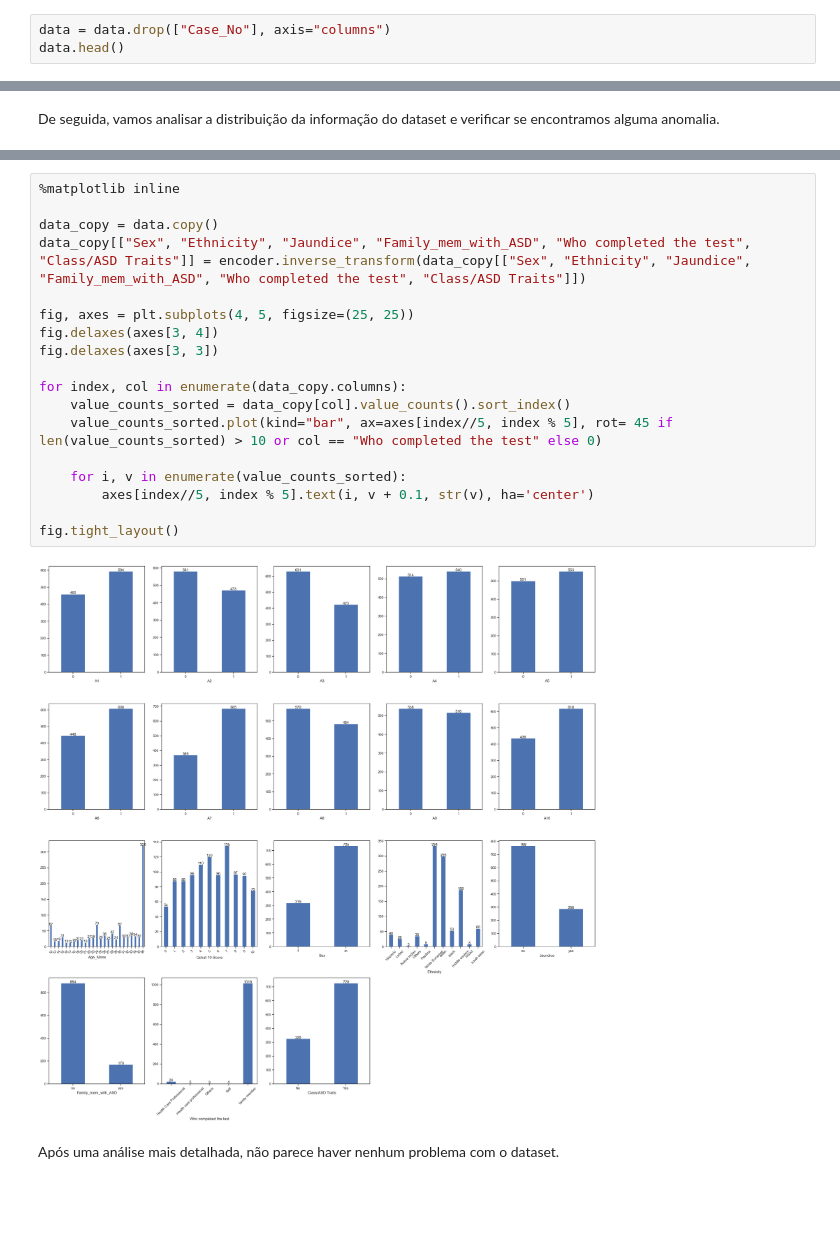
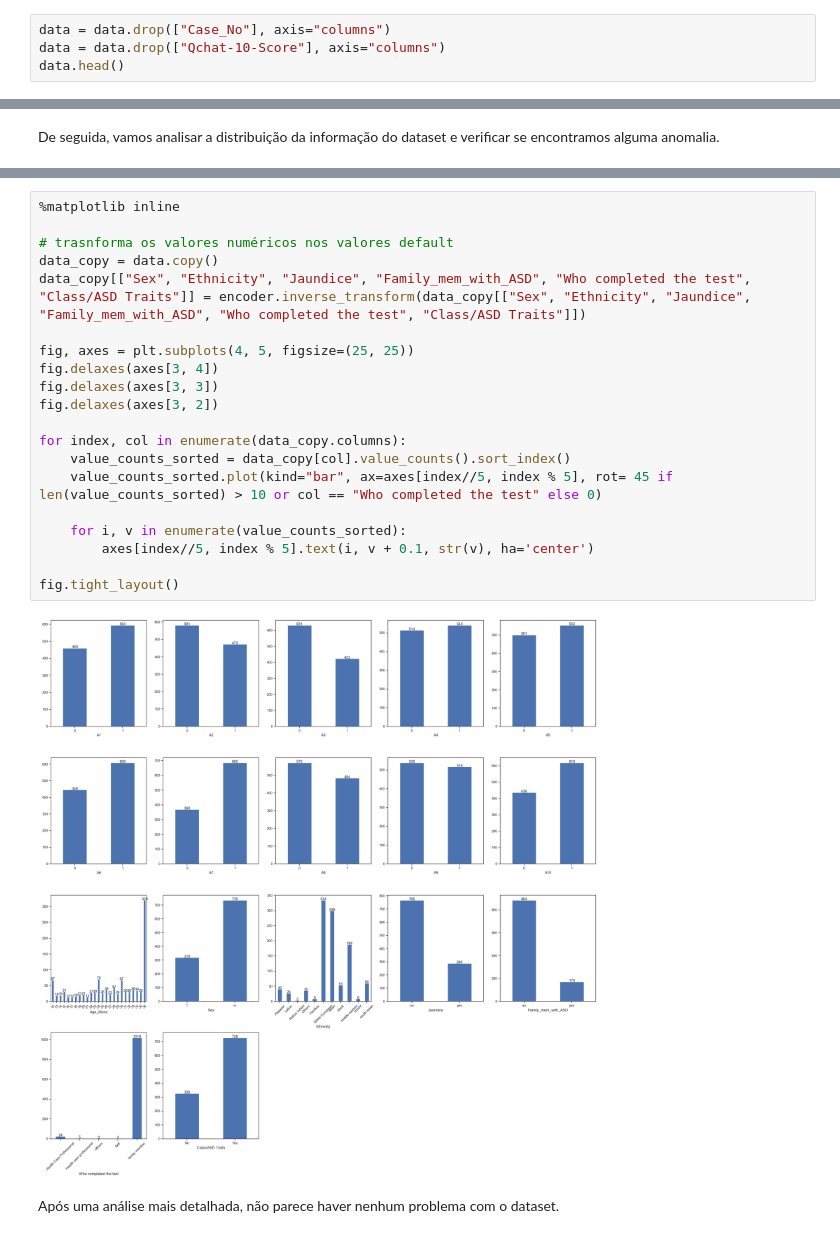
Before and after one commit to hfuturo/FEUP-IA-PROJ2, a Jupyter notebook: autism_dataset_for_toddlers.ipynb, the cells around one changed output, grey strips where cells are left out. Saved outputs shown, nothing was run; the diff lists cells and outputs as text; blank space fills up the shorter version.

```diff
--- a/autism_dataset_for_toddlers.ipynb
+++ b/autism_dataset_for_toddlers.ipynb
@@ -71,5 +74,6 @@ Agora que já conhecemos o nosso dataset, vamos começar por remover a coluna `C
 # %%
 data = data.drop(["Case_No"], axis="columns")
+data = data.drop(["Qchat-10-Score"], axis="columns")
 data.head()
 # %% [output]
 |  | A1 | A2 | A3 | A4 | A5 | A6 | A7 | A8 | A9 | A10 | Age_Mons | ... |
@@ -151,23 +152,25 @@ No entanto, é mais fácil descobrir se existem anomalias ao visualizar esta inf
 # %%
 %matplotlib inline
 
+# trasnforma os valores numéricos nos valores default
 data_copy = data.copy()
 data_copy[["Sex", "Ethnicity", "Jaundice", "Family_mem_with_ASD", "Who completed the test", "Class/ASD Traits"]] = encoder.inverse_transform(data_copy[["Sex", "Ethnicity", "Jaundice", "Family_mem_with_ASD", "Who completed the test", "Class/ASD Traits"]])
 
 fig, axes = plt.subplots(4, 5, figsize=(25, 25))
 fig.delaxes(axes[3, 4])
 fig.delaxes(axes[3, 3])
+fig.delaxes(axes[3, 2])
 
 for index, col in enumerate(data_copy.columns):
     value_counts_sorted = data_copy[col].value_counts().sort_index()
     value_counts_sorted.plot(kind="bar", ax=axes[index//5, index % 5], rot= 45 if len(value_counts_sorted) > 10 or col == "Who completed the test" else 0)
 
     for i, v in enumerate(value_counts_sorted):
         axes[index//5, index % 5].text(i, v + 0.1, str(v), ha='center')
 
 fig.tight_layout()
 # %% [output]
-[figure, old version]
+[figure, new version]
 # %% [markdown]
 Após uma análise mais detalhada, não parece haver nenhum problema com o dataset.
 # %% [markdown]
```
Also changed, not shown: parts of 18 cells of this notebook.
